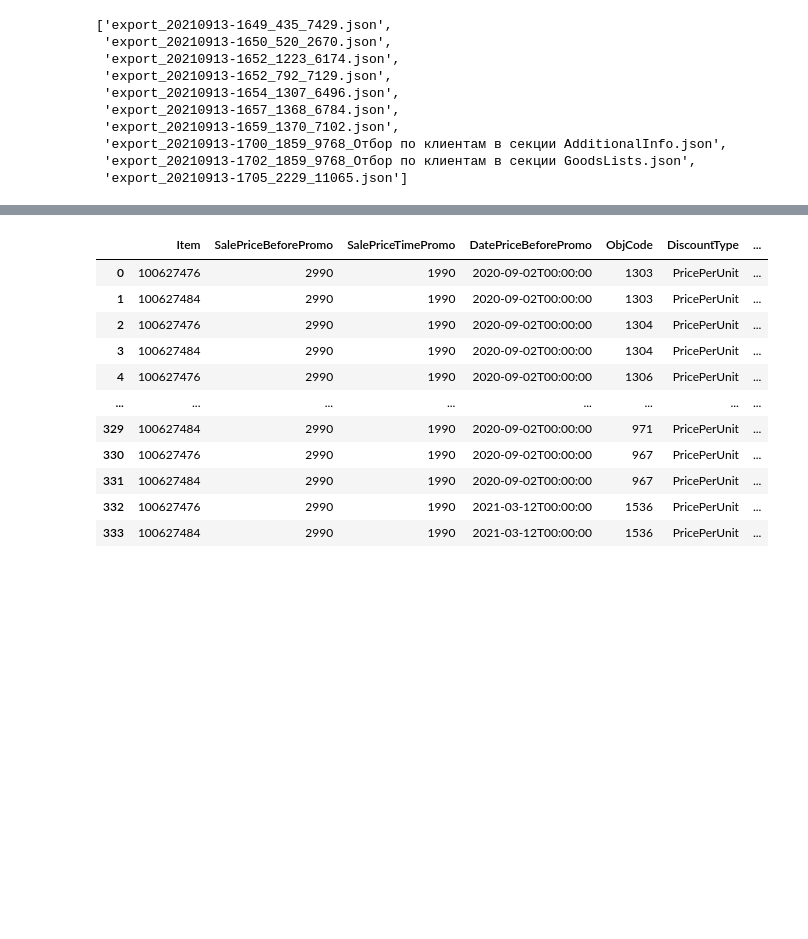
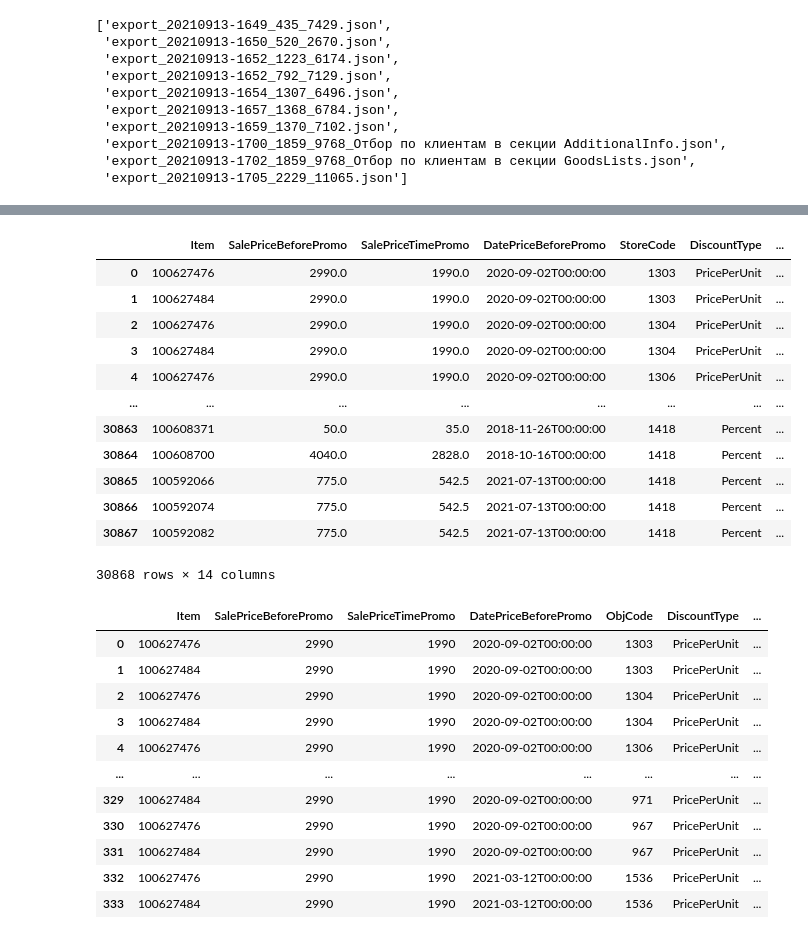
Before and after one commit to BasilPDS/Other_task, a Jupyter notebook: Pars_json.ipynb, the cells around one changed output, grey strips where cells are left out. Cells and saved outputs as stored; diff of their text form; code cells hidden in the pictures; blank space fills up the shorter version.

```diff
--- a/Pars_json.ipynb
+++ b/Pars_json.ipynb
@@ -357,3 +329,19 @@ df = pd.DataFrame(global_dict)
+# %%
+res
+# %% [output]
+|  | Item | SalePriceBeforePromo | SalePriceTimePromo | DatePriceBeforePromo | StoreCode | DiscountType | ... |
+| 0 | 100627476 | 2990.0 | 1990.0 | 2020-09-02T00:00:00 | 1303 | PricePerUnit | ... |
+| 1 | 100627484 | 2990.0 | 1990.0 | 2020-09-02T00:00:00 | 1303 | PricePerUnit | ... |
+| 2 | 100627476 | 2990.0 | 1990.0 | 2020-09-02T00:00:00 | 1304 | PricePerUnit | ... |
+| 3 | 100627484 | 2990.0 | 1990.0 | 2020-09-02T00:00:00 | 1304 | PricePerUnit | ... |
+| 4 | 100627476 | 2990.0 | 1990.0 | 2020-09-02T00:00:00 | 1306 | PricePerUnit | ... |
+| ... | ... | ... | ... | ... | ... | ... | ... |
+| 30863 | 100608371 | 50.0 | 35.0 | 2018-11-26T00:00:00 | 1418 | Percent | ... |
+| 30864 | 100608700 | 4040.0 | 2828.0 | 2018-10-16T00:00:00 | 1418 | Percent | ... |
+| 30865 | 100592066 | 775.0 | 542.5 | 2021-07-13T00:00:00 | 1418 | Percent | ... |
+| 30866 | 100592074 | 775.0 | 542.5 | 2021-07-13T00:00:00 | 1418 | Percent | ... |
+| 30867 | 100592082 | 775.0 | 542.5 | 2021-07-13T00:00:00 | 1418 | Percent | ... |
+30868 rows × 14 columns
 # %%
 df['DateBegin'] = real_file['GeneralInfo']['DateBegin']
 # %%
```
Also changed, not shown: parts of 16 cells of this notebook.
